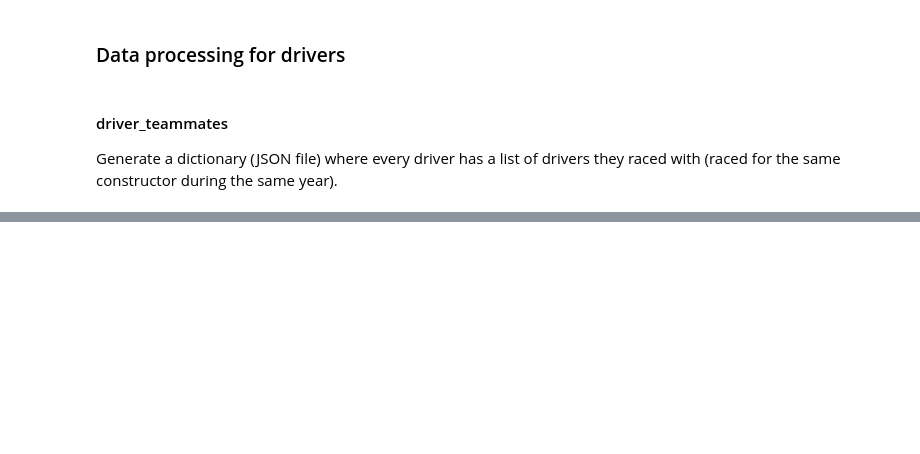
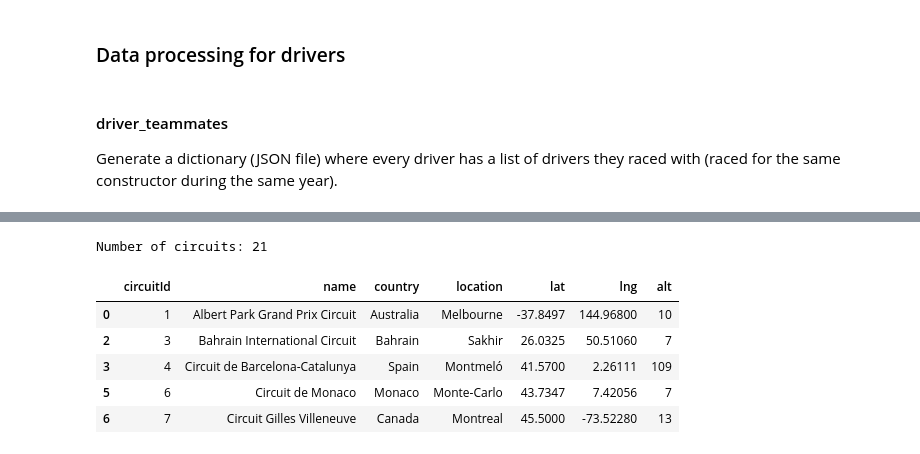
Before and after one commit to com-480-data-visualization/project-2023-data-rizzards, a Jupyter notebook: data_processing.ipynb, the cells around one changed output, grey strips where cells are left out. Cells and saved outputs as stored; diff of their text form; code cells hidden in the pictures; blank space fills up the shorter version.

```diff
--- a/data_processing.ipynb
+++ b/data_processing.ipynb
@@ -189,0 +189,49 @@ merged
+# %%
+file_prefix = "website/src/data/race/"
+# %%
+# list of locations with available tracks svgs
+locations_svg = [
+    "Abu Dhabi",
+    "Melbourne",
+    "Spielberg",
+    "Baku",
+    "Sakhir",
+    "Spa",
+    "São Paulo",
+    "Montreal",
+    "Shanghai",
+    "Le Castellet",
+    "Silverstone",
+    "Budapest",
+    "Monza",
+    "Suzuka",
+    "Mexico City",
+    "Monte-Carlo",
+    "Zandvoort",
+    "Sochi",
+    "Marina Bay",
+    "Montmeló",
+    "Austin",
+]
+circuits_svg = circuits[circuits.location.isin(locations_svg)]
+
+print(f"Number of circuits: {len(circuits_svg)}")
+display(circuits_svg.head())
+
+circuits_svg = circuits_svg[["circuitId", "name", "country", "location"]]
+
+# add column with svg_url_suffix
+circuits_svg["svg_url_suffix"] = circuits_svg["country"].apply(
+    lambda x: str(x).lower().replace("uae", "abudhabi").replace("uk", "greatbritain")
+)
+
+# write to json
+circuits_svg.to_json(file_prefix + "circuits.json", orient="records")
+# %% [output]
+Number of circuits: 21
+|  | circuitId | name | country | location | lat | lng | alt |
+| 0 | 1 | Albert Park Grand Prix Circuit | Australia | Melbourne | -37.8497 | 144.96800 | 10 |
+| 2 | 3 | Bahrain International Circuit | Bahrain | Sakhir | 26.0325 | 50.51060 | 7 |
+| 3 | 4 | Circuit de Barcelona-Catalunya | Spain | Montmeló | 41.5700 | 2.26111 | 109 |
+| 5 | 6 | Circuit de Monaco | Monaco | Monte-Carlo | 43.7347 | 7.42056 | 7 |
+| 6 | 7 | Circuit Gilles Villeneuve | Canada | Montreal | 45.5000 | -73.52280 | 13 |
```
Also changed, not shown: parts of 41 cells of this notebook, 13 other files.
